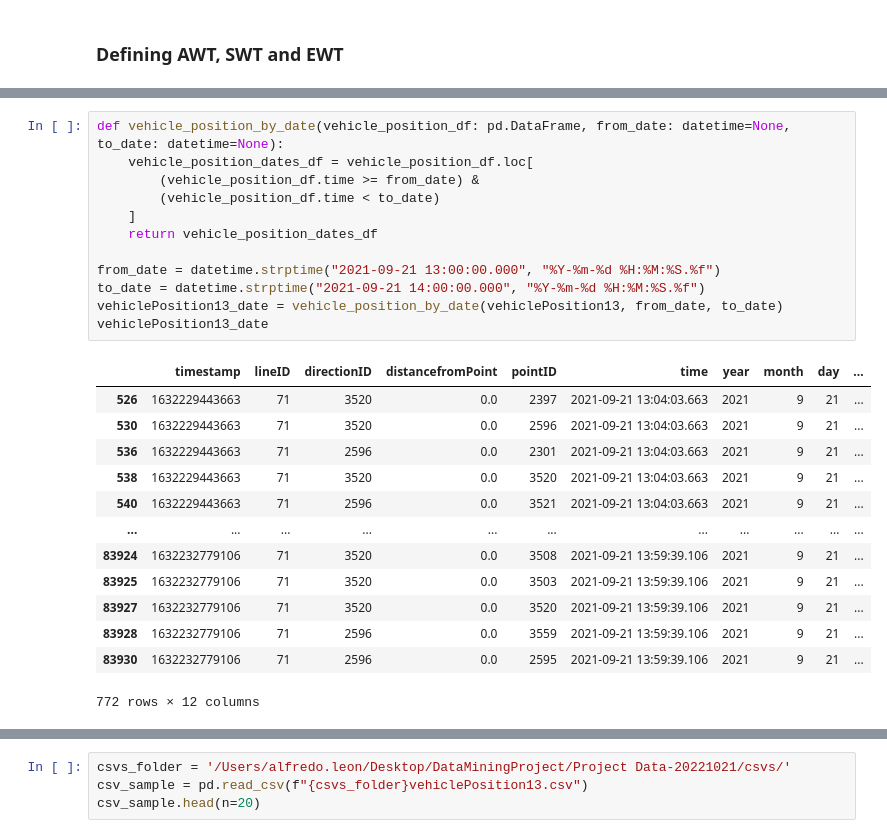
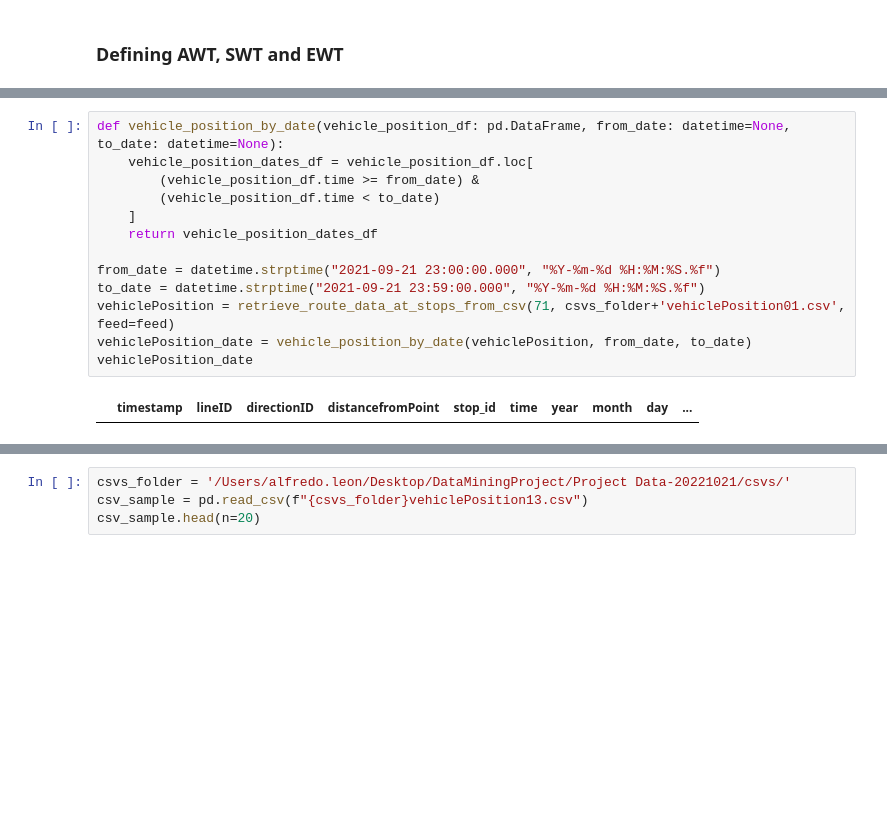
Before and after one commit to Action52/hack_my_ride, a Jupyter notebook: ExploratoryDataAnalysis.ipynb, the cells around one changed output, grey strips where cells are left out. Saved outputs shown, nothing was run; the diff lists cells and outputs as text; blank space fills up the shorter version.

```diff
--- a/ExploratoryDataAnalysis.ipynb
+++ b/ExploratoryDataAnalysis.ipynb
@@ -309,27 +327,16 @@ get_route_trip_stop_times('65', '112425365237622086', feed).head()
 # %%
 def vehicle_position_by_date(vehicle_position_df: pd.DataFrame, from_date: datetime=None, to_date: datetime=None):
     vehicle_position_dates_df = vehicle_position_df.loc[
         (vehicle_position_df.time >= from_date) &
         (vehicle_position_df.time < to_date)
     ]
     return vehicle_position_dates_df
 
-from_date = datetime.strptime("2021-09-21 13:00:00.000", "%Y-%m-%d %H:%M:%S.%f")
-to_date = datetime.strptime("2021-09-21 14:00:00.000", "%Y-%m-%d %H:%M:%S.%f")
-vehiclePosition13_date = vehicle_position_by_date(vehiclePosition13, from_date, to_date)
-vehiclePosition13_date
+from_date = datetime.strptime("2021-09-21 23:00:00.000", "%Y-%m-%d %H:%M:%S.%f")
+to_date = datetime.strptime("2021-09-21 23:59:00.000", "%Y-%m-%d %H:%M:%S.%f")
+vehiclePosition = retrieve_route_data_at_stops_from_csv(71, csvs_folder+'vehiclePosition01.csv', feed=feed)
+vehiclePosition_date = vehicle_position_by_date(vehiclePosition, from_date, to_date)
+vehiclePosition_date
 # %% [output]
-|  | timestamp | lineID | directionID | distancefromPoint | pointID | time | year | month | day | ... |
-| 526 | 1632229443663 | 71 | 3520 | 0.0 | 2397 | 2021-09-21 13:04:03.663 | 2021 | 9 | 21 | ... |
-| 530 | 1632229443663 | 71 | 3520 | 0.0 | 2596 | 2021-09-21 13:04:03.663 | 2021 | 9 | 21 | ... |
-| 536 | 1632229443663 | 71 | 2596 | 0.0 | 2301 | 2021-09-21 13:04:03.663 | 2021 | 9 | 21 | ... |
-| 538 | 1632229443663 | 71 | 3520 | 0.0 | 3520 | 2021-09-21 13:04:03.663 | 2021 | 9 | 21 | ... |
-| 540 | 1632229443663 | 71 | 2596 | 0.0 | 3521 | 2021-09-21 13:04:03.663 | 2021 | 9 | 21 | ... |
-| ... | ... | ... | ... | ... | ... | ... | ... | ... | ... | ... |
-| 83924 | 1632232779106 | 71 | 3520 | 0.0 | 3508 | 2021-09-21 13:59:39.106 | 2021 | 9 | 21 | ... |
-| 83925 | 1632232779106 | 71 | 3520 | 0.0 | 3503 | 2021-09-21 13:59:39.106 | 2021 | 9 | 21 | ... |
-| 83927 | 1632232779106 | 71 | 3520 | 0.0 | 3520 | 2021-09-21 13:59:39.106 | 2021 | 9 | 21 | ... |
-| 83928 | 1632232779106 | 71 | 2596 | 0.0 | 3559 | 2021-09-21 13:59:39.106 | 2021 | 9 | 21 | ... |
-| 83930 | 1632232779106 | 71 | 2596 | 0.0 | 2595 | 2021-09-21 13:59:39.106 | 2021 | 9 | 21 | ... |
+|  | timestamp | lineID | directionID | distancefromPoint | stop_id | time | year | month | day | ... |
-772 rows × 12 columns
 # %%
```
Also changed, not shown: parts of 54 cells of this notebook, 3 other files.
